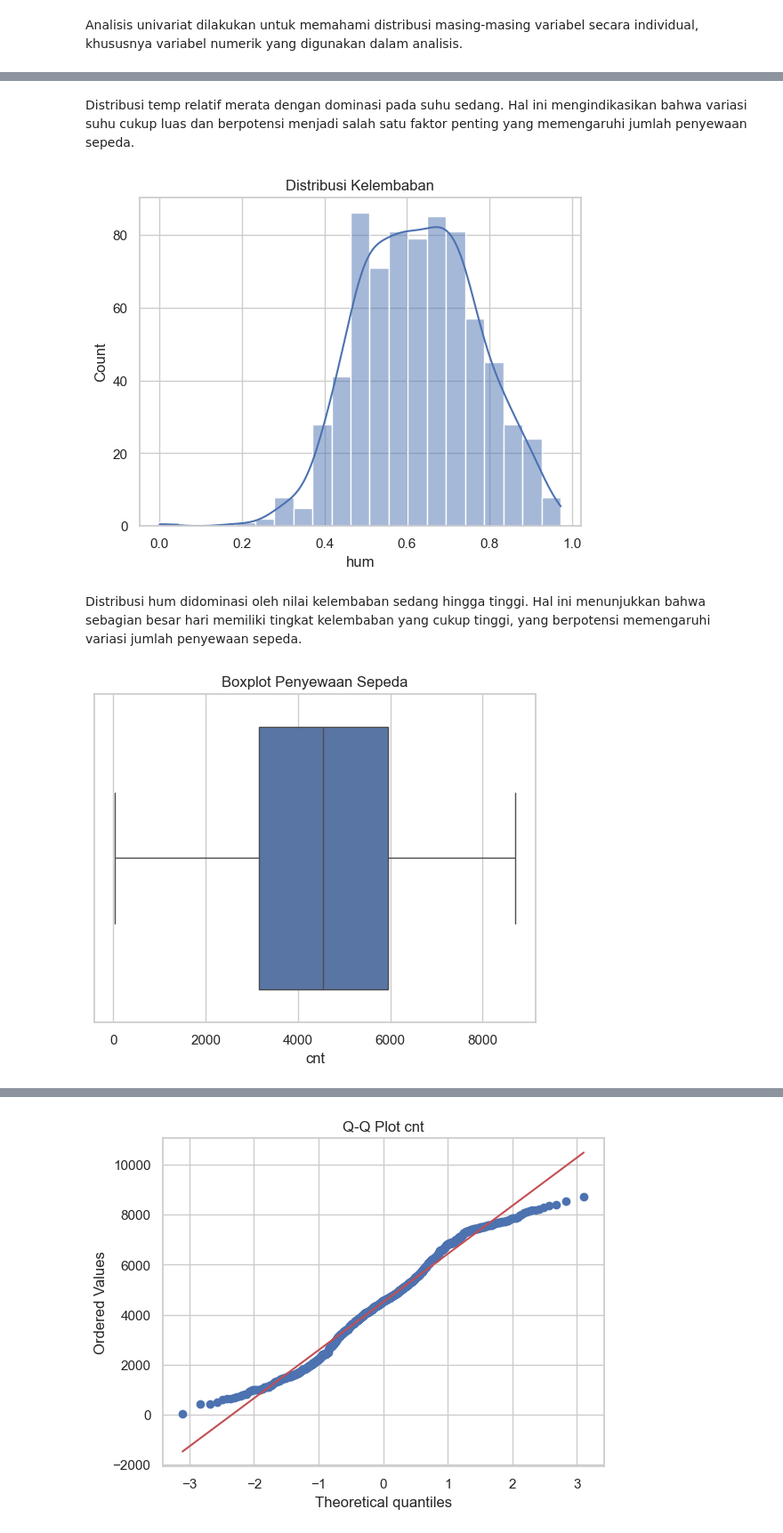
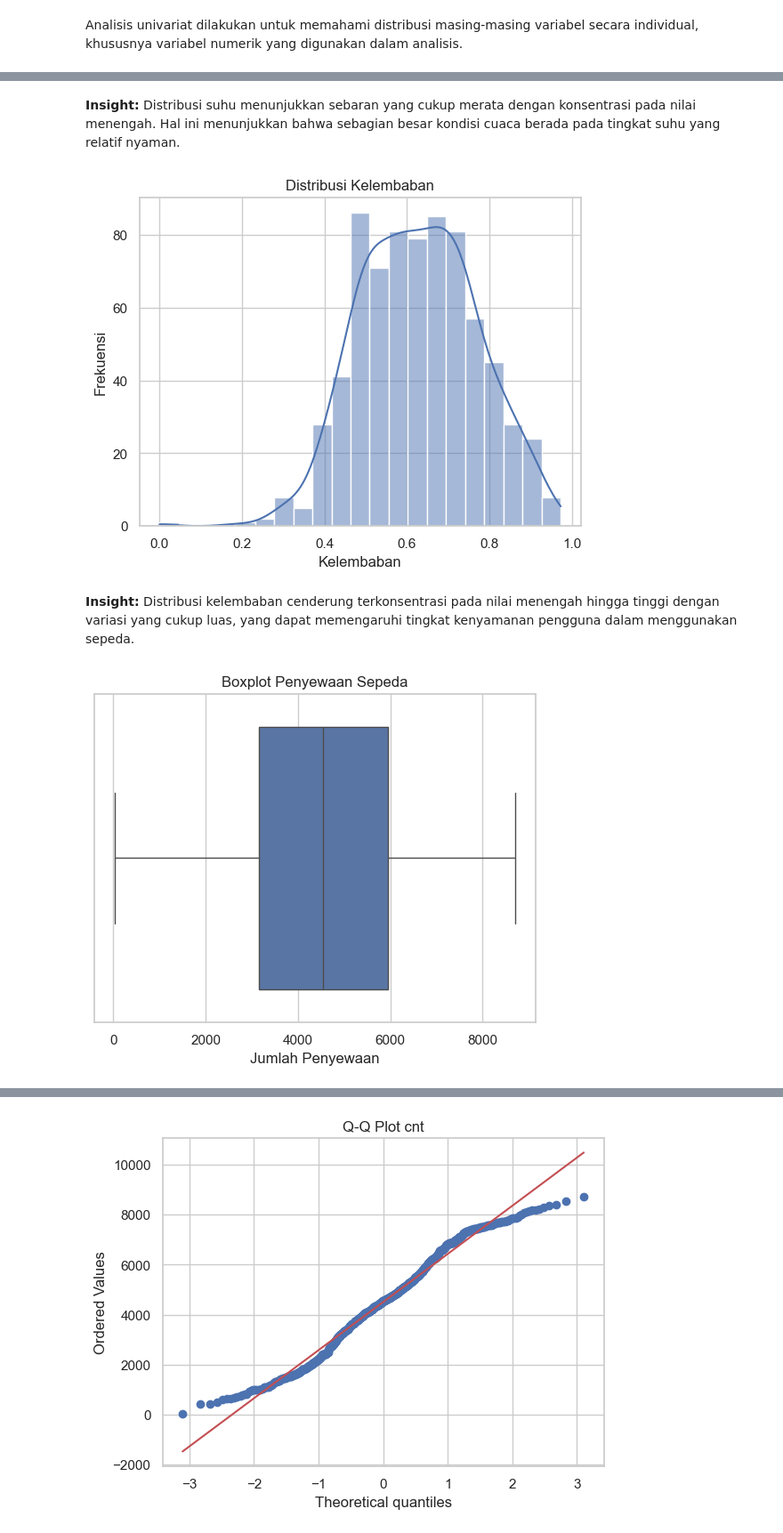
Before and after one commit to hikmalaryad/bike-sharing-dataset, a Jupyter notebook: notebook.ipynb, the cells around one changed output, grey strips where cells are left out. Shown at 89% size. Drawn from its saved outputs; the diff is of its cells as text; code cells hidden in the pictures.

```diff
--- a/notebook.ipynb
+++ b/notebook.ipynb
@@ -131,7 +131,7 @@ season_map = {
     4: "Winter"
 }
 
+# pastikan tipe integer dulu
+df["season"] = df["season"].astype(int)
+
 df["season"] = df["season"].map(season_map)
-
-# Cek Hasil Mapping
-df["season"].unique()
@@ -238,18 +258,21 @@ plt.show()
-# %% [markdown]
-Distribusi temp relatif merata dengan dominasi pada suhu sedang. Hal ini mengindikasikan bahwa variasi suhu cukup luas dan berpotensi menjadi salah satu faktor penting yang memengaruhi jumlah penyewaan sepeda.
+# %% [markdown]
+**Insight:** Distribusi suhu menunjukkan sebaran yang cukup merata dengan konsentrasi pada nilai menengah. Hal ini menunjukkan bahwa sebagian besar kondisi cuaca berada pada tingkat suhu yang relatif nyaman.
 # %%
 # Histogram Kelembaban (hum)
 sns.histplot(df["hum"], kde=True)
 plt.title("Distribusi Kelembaban")
+plt.xlabel("Kelembaban")
+plt.ylabel("Frekuensi")
 plt.show()
 # %% [output]
-[figure, old version]
+[figure, new version]
-# %% [markdown]
-Distribusi hum didominasi oleh nilai kelembaban sedang hingga tinggi. Hal ini menunjukkan bahwa sebagian besar hari memiliki tingkat kelembaban yang cukup tinggi, yang berpotensi memengaruhi variasi jumlah penyewaan sepeda.
+# %% [markdown]
+**Insight:** Distribusi kelembaban cenderung terkonsentrasi pada nilai menengah hingga tinggi dengan variasi yang cukup luas, yang dapat memengaruhi tingkat kenyamanan pengguna dalam menggunakan sepeda.
 # %%
-# Boxplot Penyewaan Sepeda (cnt)
+# Boxplot Penyewaan Sepeda
 sns.boxplot(x=df["cnt"])
 plt.title("Boxplot Penyewaan Sepeda")
+plt.xlabel("Jumlah Penyewaan")
 plt.show()
 # %% [output]
-[figure, old version]
+[figure, new version]
```
Also changed, not shown: parts of 115 cells of this notebook, 1 other file.
